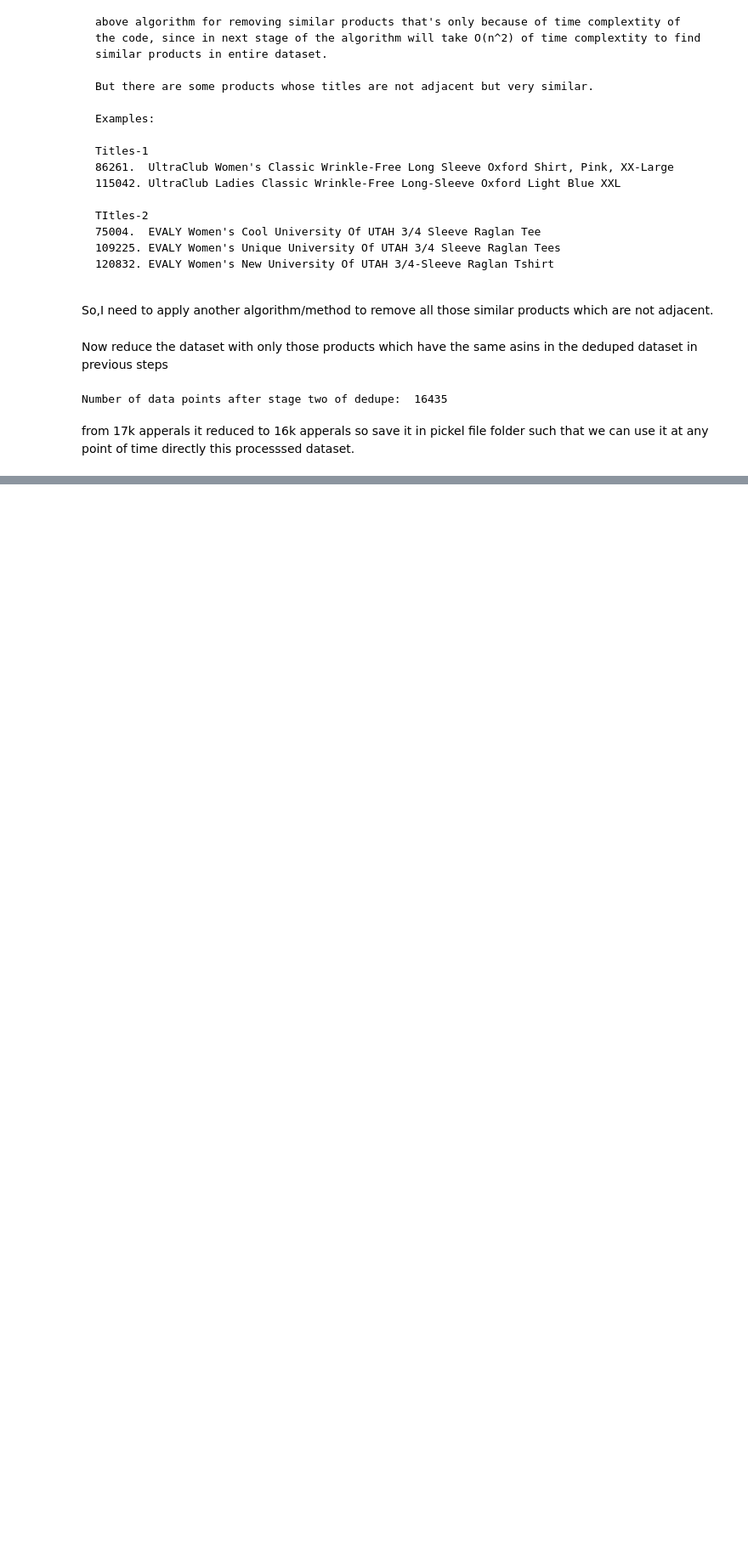
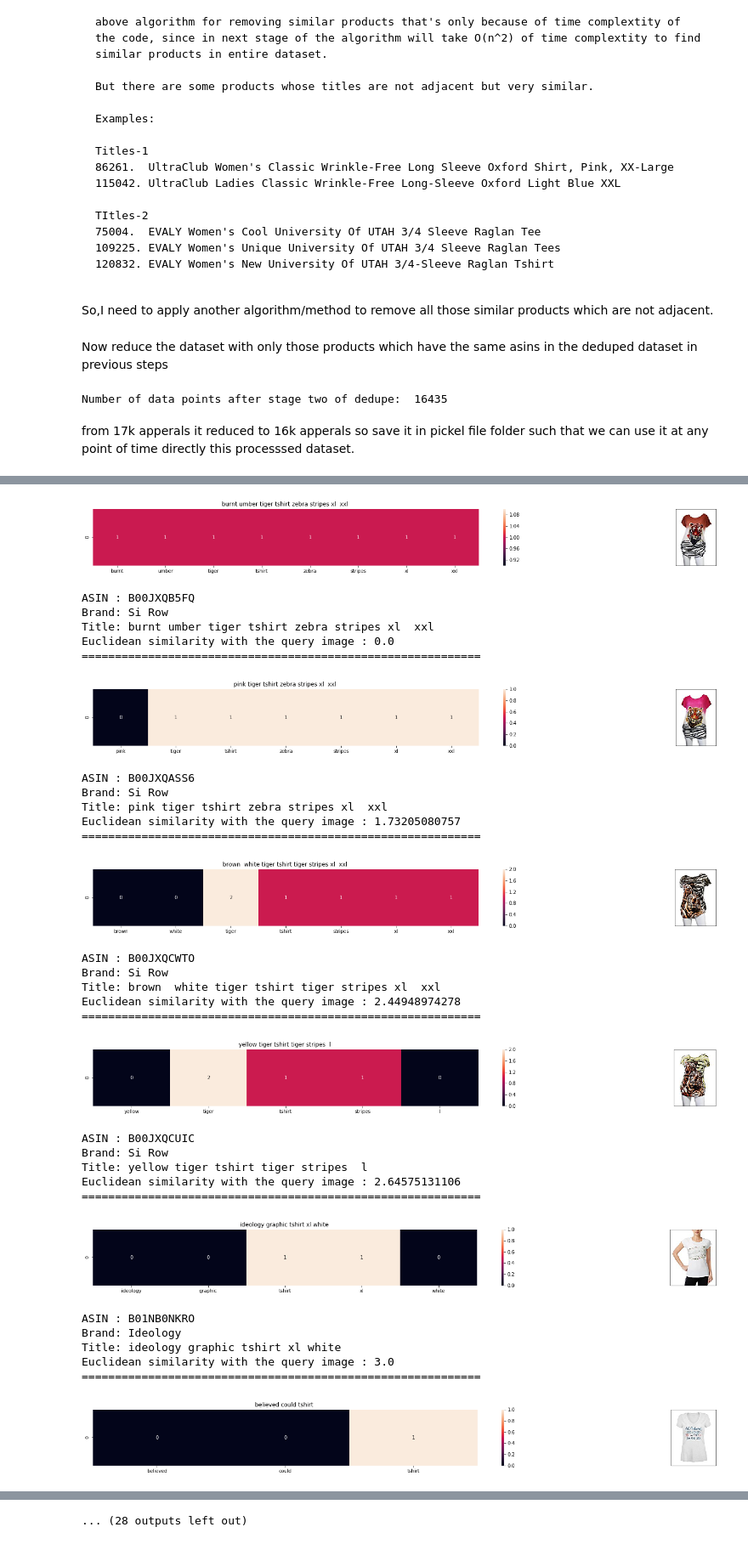
Before and after one commit to vikashranjan26/Amazon-Apparel-Recommendations-Engine, a Jupyter notebook: Amazon Apparel Recommendations Engine.ipynb, the cells around one changed output, grey strips where cells are left out. Shown at 85% size. Drawn from its saved outputs; the diff is of its cells as text; code cells hidden in the pictures; blank space fills up the shorter version.

```diff
--- a/Amazon Apparel Recommendations Engine.ipynb
+++ b/Amazon Apparel Recommendations Engine.ipynb
@@ -481,0 +489,3 @@ data.to_pickle('pickels/16k_apperal_data')
+# %%
+#read preprocessed data from pickel file
+data = pd.read_pickle('pickels/16k_apperal_data')
@@ -481,0 +667,8 @@ data.to_pickle('pickels/16k_apperal_data')
+# %%
+title_vectorizer = CountVectorizer()
+# CountVectorizer().fit_transform(corpus) returns
+# the a sparase matrix of dimensions #data_points * #words_in_corpus
+title_features   = title_vectorizer.fit_transform(data['title'])
+# get number of rows and columns in feature matrix.
+# title_features.shape = #data_points * #words_in_corpus
+title_features.get_shape()
@@ -481,0 +677,57 @@ data.to_pickle('pickels/16k_apperal_data')
+# %%
+def bag_of_words_model(doc_id, num_results):
+    # doc_id: apparel's id in given corpus
+    # pairwise_dist will store the distance from given input apparel to all remaining apparels
+    pairwise_dist = pairwise_distances(title_features,title_features[doc_id])
+    # np.argsort will return indices of the smallest distances
+    indices = np.argsort(pairwise_dist.flatten())[0:num_results]
+    #pdists will store the smallest distances
+    pdists  = np.sort(pairwise_dist.flatten())[0:num_results]
+    #data frame indices of the smallest distace's
+    df_indices = list(data.index[indices])
+
+    for i in range(0,len(indices)):
+        # pass 1. doc_id, 2. title1, 3. title2, url, model
+        get_result(indices[i],data['title'].loc[df_indices[0]], data['title'].loc[df_indices[i]], data['medium_image_url'].loc[df_indices[i]], 'bag_of_words')
+        print('ASIN :',data['asin'].loc[df_indices[i]])
+        print ('Brand:', data['brand'].loc[df_indices[i]])
+        print ('Title:', data['title'].loc[df_indices[i]])
+        print ('Euclidean similarity with the query image :', pdists[i])
+        print('='*60)
+
+#call the bag-of-words model for a product to get similar products.
+bag_of_words_model(12921, 20)
+
+# change the index if you want to.
+# %% [output]
+[figure, added]
+ASIN : B00JXQB5FQ
+Brand: Si Row
+Title: burnt umber tiger tshirt zebra stripes xl  xxl
+Euclidean similarity with the query image : 0.0
+============================================================
+[figure, added]
+ASIN : B00JXQASS6
+Brand: Si Row
+Title: pink tiger tshirt zebra stripes xl  xxl
+Euclidean similarity with the query image : 1.73205080757
+============================================================
+[figure, added]
+ASIN : B00JXQCWTO
+Brand: Si Row
+Title: brown  white tiger tshirt tiger stripes xl  xxl
+Euclidean similarity with the query image : 2.44948974278
+============================================================
+[figure, added]
+ASIN : B00JXQCUIC
+Brand: Si Row
+Title: yellow tiger tshirt tiger stripes  l
+Euclidean similarity with the query image : 2.64575131106
+============================================================
+[figure, added]
+ASIN : B01NB0NKRO
+Brand: Ideology
+Title: ideology graphic tshirt xl white
+Euclidean similarity with the query image : 3.0
+============================================================
+[figure, added]
@@ -481,0 +739 @@ data.to_pickle('pickels/16k_apperal_data')
+... (28 outputs left out)
```
Also changed, not shown: parts of 13 cells of this notebook.
